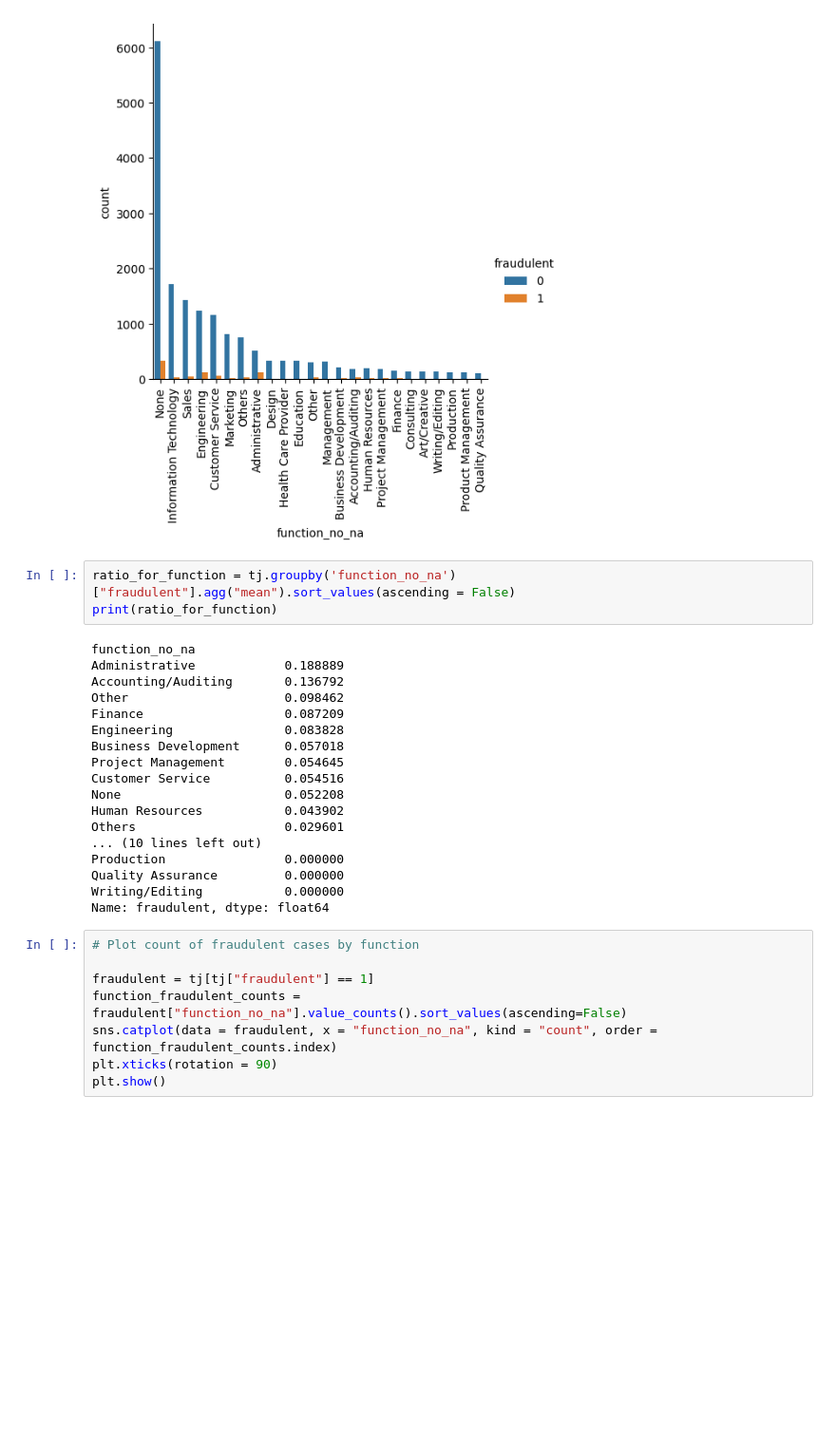
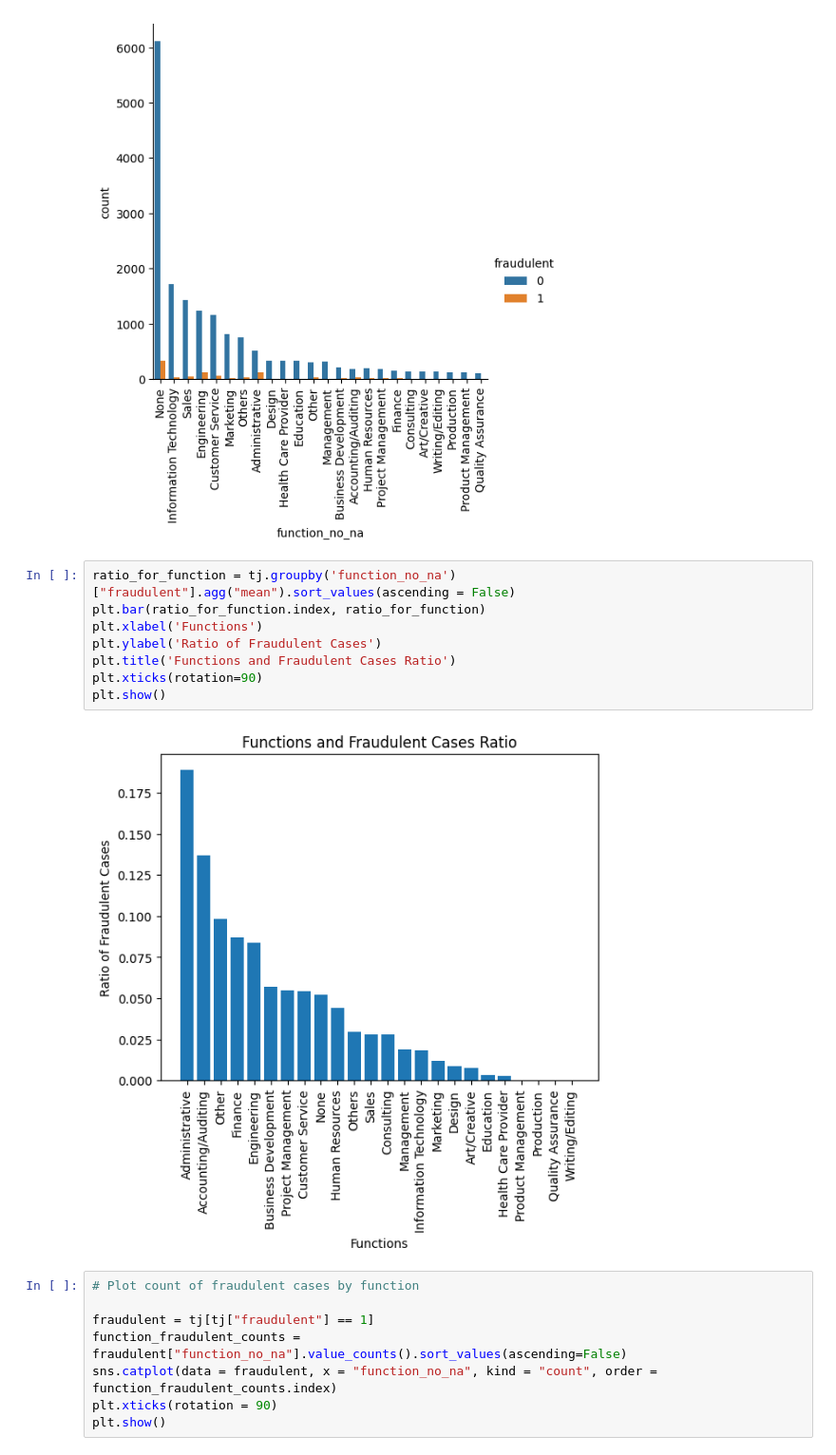
Before and after one commit to bonsibyl/BT4012-Fraud-Job-Posting, a Jupyter notebook: EDA/tj_eda.ipynb, the cells around one changed output. Shown at 95% size. Cells and saved outputs as stored; diff of their text form; blank space fills up the shorter version.

```diff
--- a/EDA/tj_eda.ipynb
+++ b/EDA/tj_eda.ipynb
@@ -124,27 +131,16 @@ plt.xticks(rotation = 90)
 plt.show()
 # %% [output]
 [figure]
-# %%
-ratio_for_function = tj.groupby('function_no_na')["fraudulent"].agg("mean").sort_values(ascending = False)
-print(ratio_for_function)
-# %% [output]
-function_no_na
-Administrative            0.188889
-Accounting/Auditing       0.136792
-Other                     0.098462
-Finance                   0.087209
-Engineering               0.083828
-Business Development      0.057018
-Project Management        0.054645
-Customer Service          0.054516
-None                      0.052208
-Human Resources           0.043902
-Others                    0.029601
-... (10 lines left out)
-Production                0.000000
-Quality Assurance         0.000000
-Writing/Editing           0.000000
-Name: fraudulent, dtype: float64
+# %%
+ratio_for_function = tj.groupby('function_no_na')["fraudulent"].agg("mean").sort_values(ascending = False)
+plt.bar(ratio_for_function.index, ratio_for_function)
+plt.xlabel('Functions')
+plt.ylabel('Ratio of Fraudulent Cases')
+plt.title('Functions and Fraudulent Cases Ratio')
+plt.xticks(rotation=90)
+plt.show()
+# %% [output]
+[figure, added]
 # %%
 # Plot count of fraudulent cases by function
 
```
Also changed, not shown: parts of 2 cells of this notebook.
